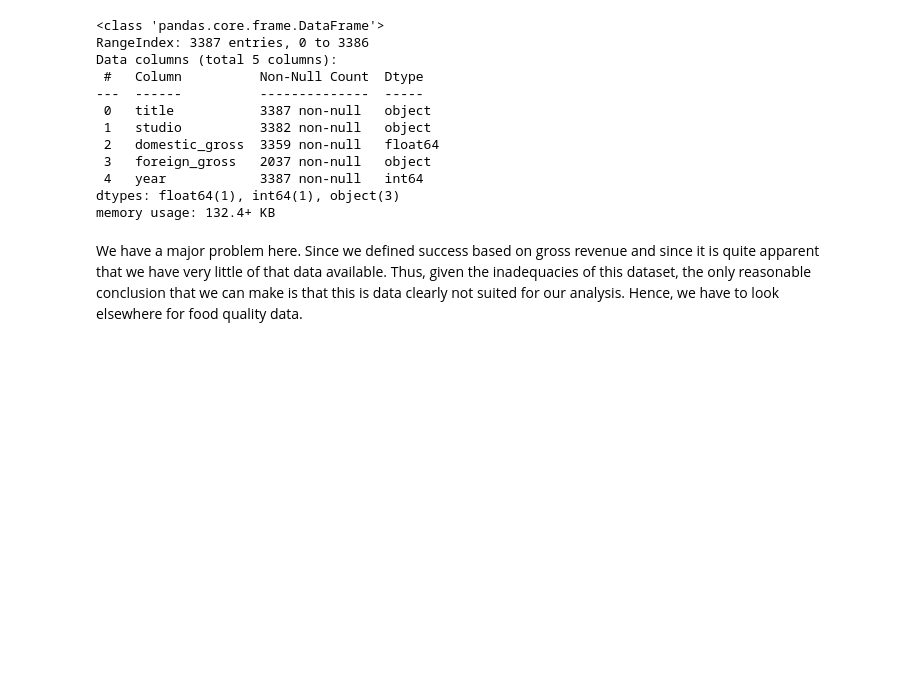
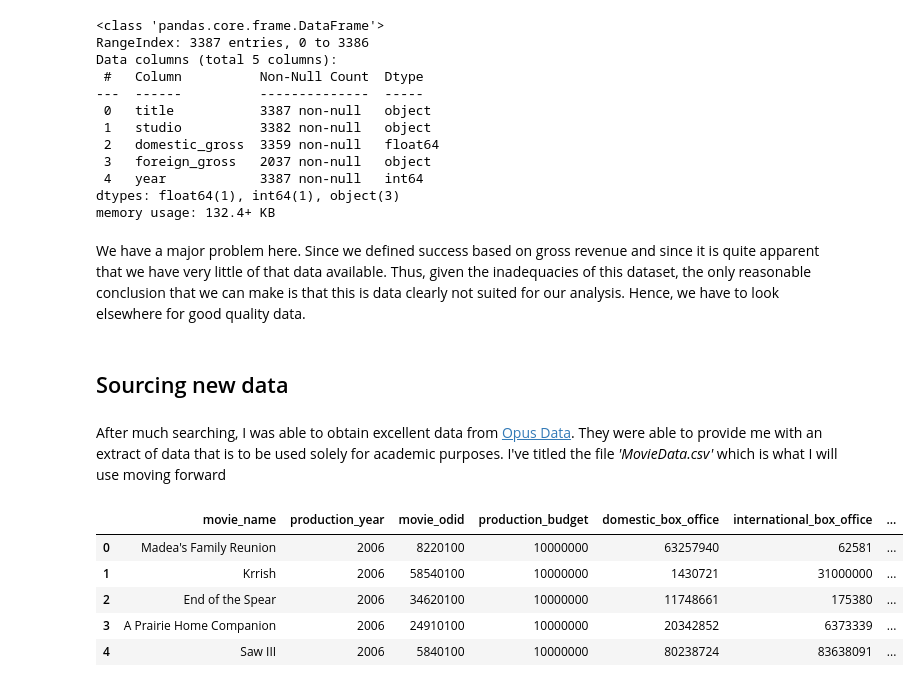
Before and after one commit to rahulakrish/movie_studio_recommendation, a Jupyter notebook: notebook.ipynb, the cells around one changed output. Drawn from its saved outputs; the diff is of its cells as text; code cells hidden in the pictures; blank space fills up the shorter version.

Commit message:
started EDA with new data

```diff
--- a/notebook.ipynb
+++ b/notebook.ipynb
@@ -351,4 +351,19 @@ Data columns (total 5 columns):
 dtypes: float64(1), int64(1), object(3)
 memory usage: 132.4+ KB
 # %% [markdown]
-We have a major problem here. Since we defined success based on gross revenue and since it is quite apparent that we have very little of that data available. Thus, given the inadequacies of this dataset, the only reasonable conclusion that we can make is that this is data clearly not suited for our analysis. Hence, we have to look elsewhere for food quality data.
+We have a major problem here. Since we defined success based on gross revenue and since it is quite apparent that we have very little of that data available. Thus, given the inadequacies of this dataset, the only reasonable conclusion that we can make is that this is data clearly not suited for our analysis. Hence, we have to look elsewhere for good quality data.
+# %% [markdown]
+## Sourcing new data
+# %% [markdown]
+After much searching, I was able to obtain excellent data from [Opus Data](https://www.opusdata.com/). They were able to provide me with an extract of data that is to be used solely for academic purposes. I've titled the file *'MovieData.csv'* which is what I will use moving forward
+# %%
+#importing the new csv file
+df = pd.read_csv('MovieData.csv')
+df.head()
+# %% [output]
+|  | movie_name | production_year | movie_odid | production_budget | domestic_box_office | international_box_office | ... |
+| 0 | Madea's Family Reunion | 2006 | 8220100 | 10000000 | 63257940 | 62581 | ... |
+| 1 | Krrish | 2006 | 58540100 | 10000000 | 1430721 | 31000000 | ... |
+| 2 | End of the Spear | 2006 | 34620100 | 10000000 | 11748661 | 175380 | ... |
+| 3 | A Prairie Home Companion | 2006 | 24910100 | 10000000 | 20342852 | 6373339 | ... |
+| 4 | Saw III | 2006 | 5840100 | 10000000 | 80238724 | 83638091 | ... |
```
Also changed, not shown: parts of 5 cells of this notebook.
